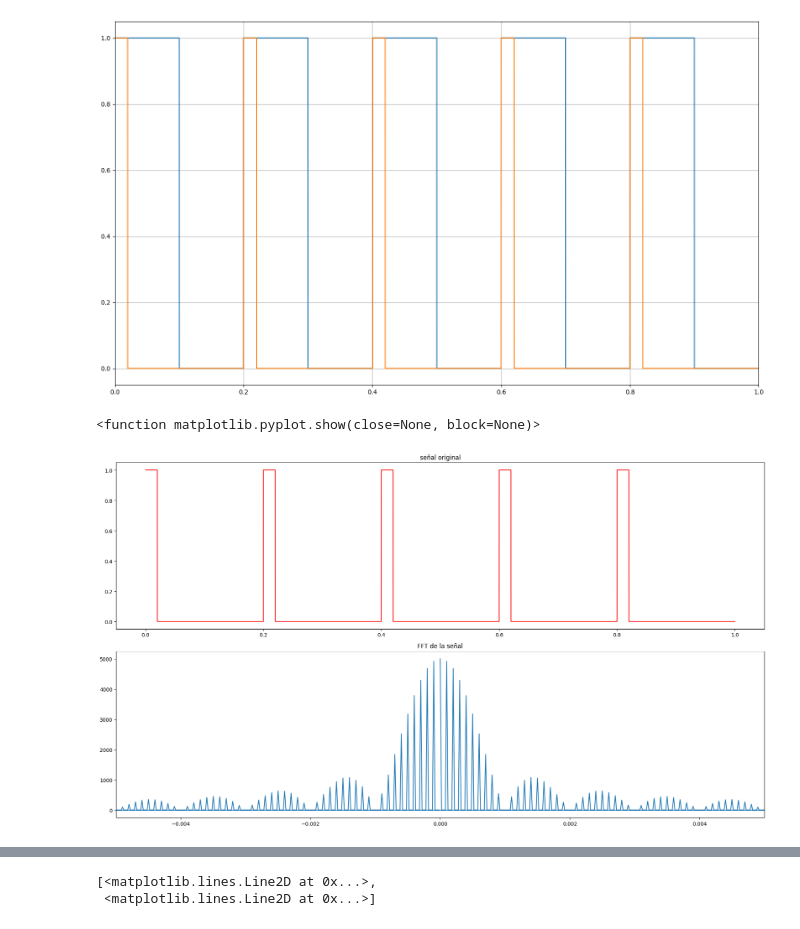
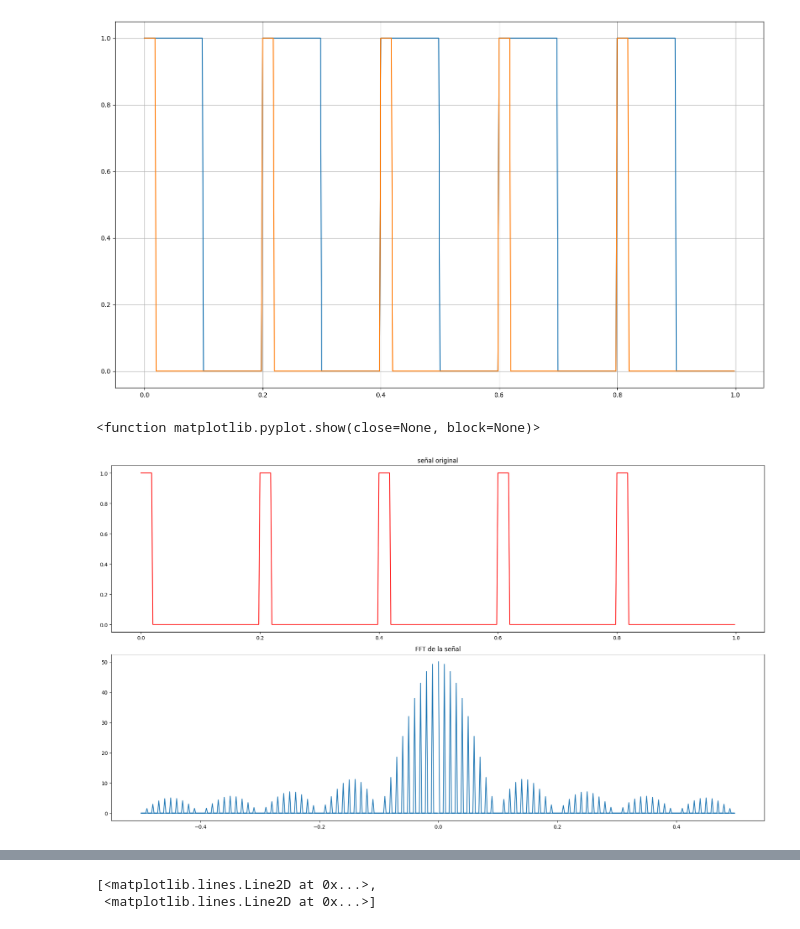
Before and after one commit to leonelj01/seniales_electricas, a Jupyter notebook: TP_3/tp3.ipynb, the cells around one changed output, grey strips where cells are left out. Cells and saved outputs as stored; diff of their text form; code cells hidden in the pictures.

```diff
--- a/TP_3/tp3.ipynb
+++ b/TP_3/tp3.ipynb
@@ -31,25 +31,24 @@ def cuadrada(senial):
 # %%
 import numpy as np
 import matplotlib.pyplot as plt
 from scipy import signal
 
 # Definir el tiempo de muestreo
-t = np.linspace(0, 1, 50000, endpoint=False)
+t = np.linspace(0, 1, 500, endpoint=False)
 
 # Generar la señal cuadrada
 senal_cuadrada1 = signal.square(2 * np.pi * 5 * t)
 senal_cuadrada2 = signal.square(2 * np.pi * 5 * t, 0.1)
 
 # Graficar la señal cuadrada
 fig = plt.gcf()
 fig.set_size_inches(18.5,10.5)
 plt.plot(t, cuadrada(senal_cuadrada1))
 plt.plot(t, cuadrada(senal_cuadrada2))
-plt.xlim(0, 1)
 plt.grid()
 plt.show()
 # %% [output]
-[figure, old version]
+[figure, new version]
 # %%
 fft = np.fft.fft(cuadrada(senal_cuadrada2))
 
@@ -66,14 +65,14 @@ plt.title("señal original")
 
 plt.subplot(2, 1, 2)
 plt.plot(frec, np.abs(fft))
-plt.xlim(-0.005,0.005)
+"plt.xlim(-0.005,0.005)"
 plt.title("FFT de la señal")
 
 plt.tight_layout()
 plt.show
 # %% [output]
 <function matplotlib.pyplot.show(close=None, block=None)>
-[figure, old version]
+[figure, new version]
 # %%
 fft1 = np.fft.fft(cuadrada(senal_cuadrada1))
 
```
Also changed, not shown: parts of 1 cell of this notebook, 2 other files.
